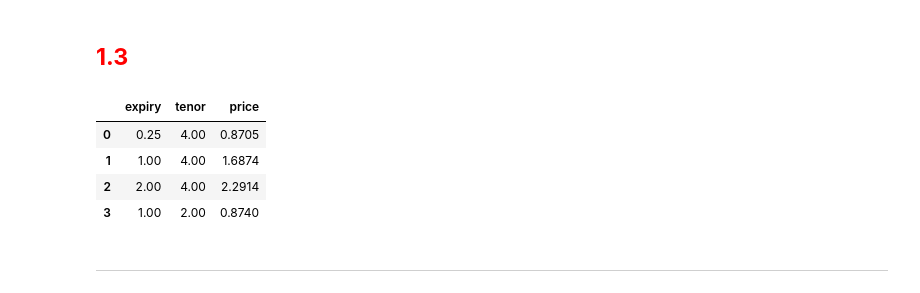
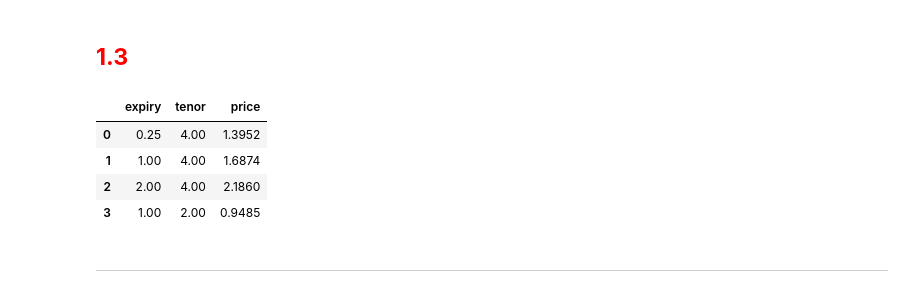
Before and after one commit to nicklewis-16/finm-fiderivs-2024, a Jupyter notebook: homework/Solution 3.ipynb, the cells around one changed output. Cells and saved outputs as stored; diff of their text form; code cells hidden in the pictures.

```diff
--- a/homework/Solution 3.ipynb
+++ b/homework/Solution 3.ipynb
@@ -175,36 +175,36 @@ blacks_quotes.style.format('{:.4f}')
 # %%
 expiries = [.25,1,2,1]
 tenors = [4,4,4,2]
 fwdswaps = np.full(len(expiries),np.nan)
 
 blacks_quotes_alt = pd.DataFrame(dtype=float,columns=['expiry','tenor','price'])
 
 for i in range(len(fwdswaps)):
     fwdswaps[i] = calc_fwdswaprate(curves['discounts'], expiries[i], expiries[i]+tenors[i], freqswap=freqswap)
 
     period0 = curves.index.get_loc(expiries[i])
     period1 = curves.index.get_loc(expiries[i]+tenors[i])+1
     step_i = round(freqcurve/freqswap)
 
     discount_i = curves['discounts'].iloc[period0+step_i : period1 : step_i].sum()/freqswap
 
     blacks_quotes_alt.loc[i,['expiry','tenor']] = [expiries[i],tenors[i]]
-    blacks_quotes_alt.loc[i,'price'] = N * blacks_formula(expiries[i],volATM,strikeATM,fwdswap,discount_i,isCall=isPayer)
+    blacks_quotes_alt.loc[i,'price'] = N * blacks_formula(expiries[i],volATM,strikeATM,fwdswaps[i],discount_i,isCall=isPayer)
 
 
 def highlight_row(row):
     if row.name == 1:
         return ['background-color: yellow'] * len(row)
     else:
         return [''] * len(row)
 
 blacks_quotes_alt.style.apply(highlight_row,axis=1).format({'expiry':'{:.2f}', 'tenor':'{:.2f}', 'price':'{:.4f}'})
 # %% [output]
 |  | expiry | tenor | price |
-| 0 | 0.25 | 4.00 | 0.8705 |
+| 0 | 0.25 | 4.00 | 1.3952 |
 | 1 | 1.00 | 4.00 | 1.6874 |
-| 2 | 2.00 | 4.00 | 2.2914 |
-| 3 | 1.00 | 2.00 | 0.8740 |
+| 2 | 2.00 | 4.00 | 2.1860 |
+| 3 | 1.00 | 2.00 | 0.9485 |
 # %% [markdown]
 ***
 # %% [markdown]
```
